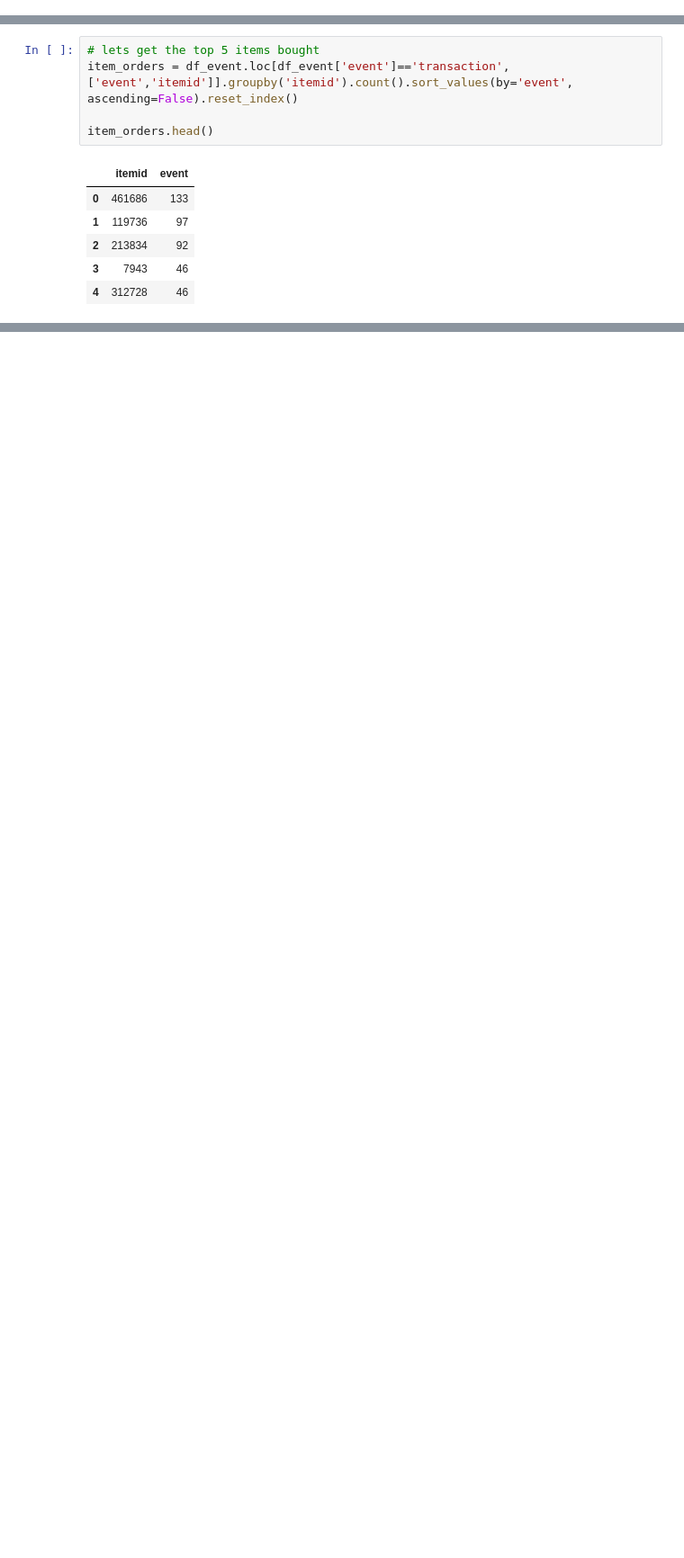
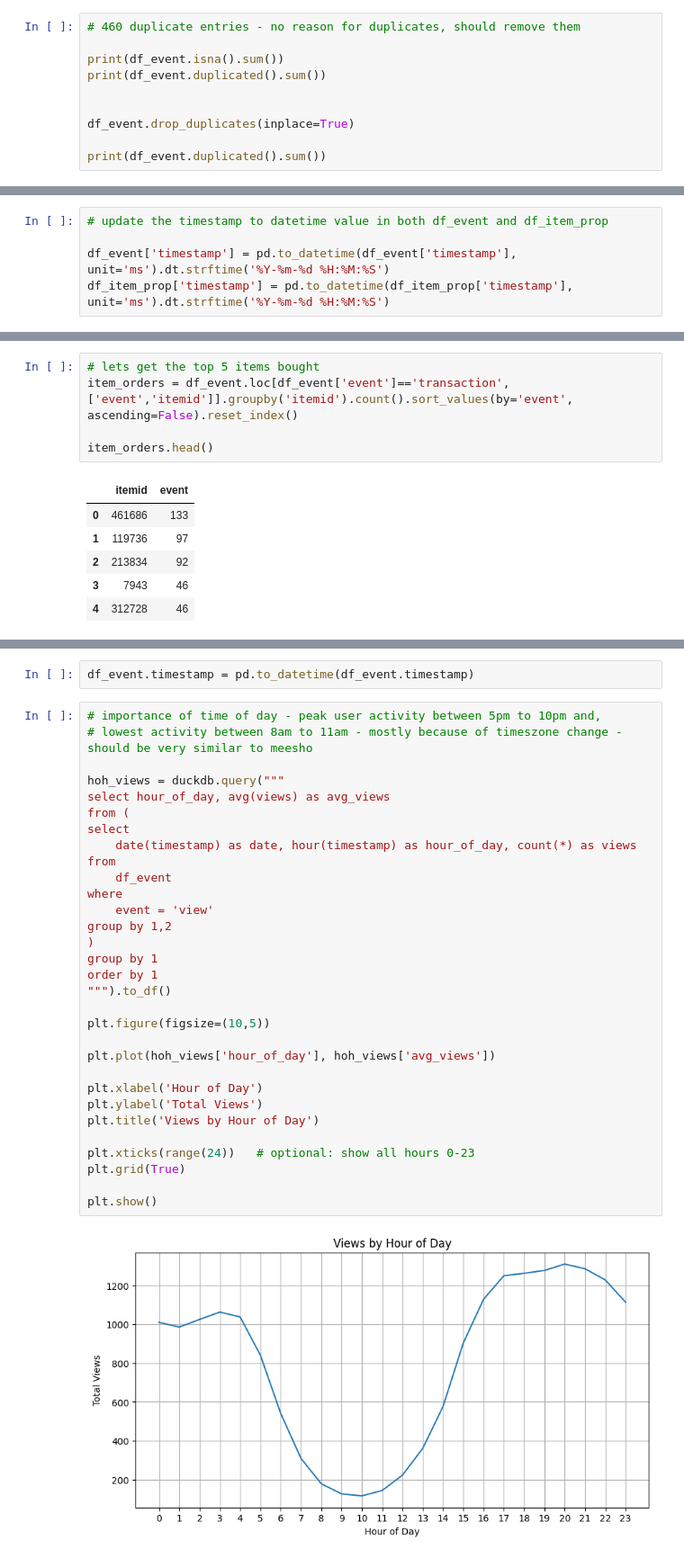
Before and after one commit to Ashu-42/TwoStage_RecommenderSystems_RetailRocket, a Jupyter notebook: notebook/01_data_preprocessing.ipynb, the cells around one changed output, grey strips where cells are left out. Shown at 90% size. Saved outputs shown, nothing was run; the diff lists cells and outputs as text; blank space fills up the shorter version.

```diff
--- a/notebook/01_data_preprocessing.ipynb
+++ b/notebook/01_data_preprocessing.ipynb
@@ -55,0 +119,10 @@ memory usage: 105.1 MB
+# %%
+# 460 duplicate entries - no reason for duplicates, should remove them
+
+print(df_event.isna().sum())
+print(df_event.duplicated().sum())
+
+
+df_event.drop_duplicates(inplace=True)
+
+print(df_event.duplicated().sum())
@@ -129,3 +176,8 @@ property     0
 value        0
 dtype: int64
 0
+# %%
+# update the timestamp to datetime value in both df_event and df_item_prop
+
+df_event['timestamp'] = pd.to_datetime(df_event['timestamp'], unit='ms').dt.strftime('%Y-%m-%d %H:%M:%S')
+df_item_prop['timestamp'] = pd.to_datetime(df_item_prop['timestamp'], unit='ms').dt.strftime('%Y-%m-%d %H:%M:%S')
@@ -321,0 +392,35 @@ temp_array[temp_array == False].size
+# %%
+df_event.timestamp = pd.to_datetime(df_event.timestamp)
+# %%
+# importance of time of day - peak user activity between 5pm to 10pm and,
+# lowest activity between 8am to 11am - mostly because of timeszone change - should be very similar to meesho
+
+hoh_views = duckdb.query("""
+select hour_of_day, avg(views) as avg_views
+from (
+select
+    date(timestamp) as date, hour(timestamp) as hour_of_day, count(*) as views
+from
+    df_event
+where
+    event = 'view'
+group by 1,2
+)
+group by 1
+order by 1
+""").to_df()
+
+plt.figure(figsize=(10,5))
+
+plt.plot(hoh_views['hour_of_day'], hoh_views['avg_views'])
+
+plt.xlabel('Hour of Day')
+plt.ylabel('Total Views')
+plt.title('Views by Hour of Day')
+
+plt.xticks(range(24))   # optional: show all hours 0-23
+plt.grid(True)
+
+plt.show()
+# %% [output]
+[figure, added]
```
Also changed, not shown: parts of 39 cells of this notebook.
